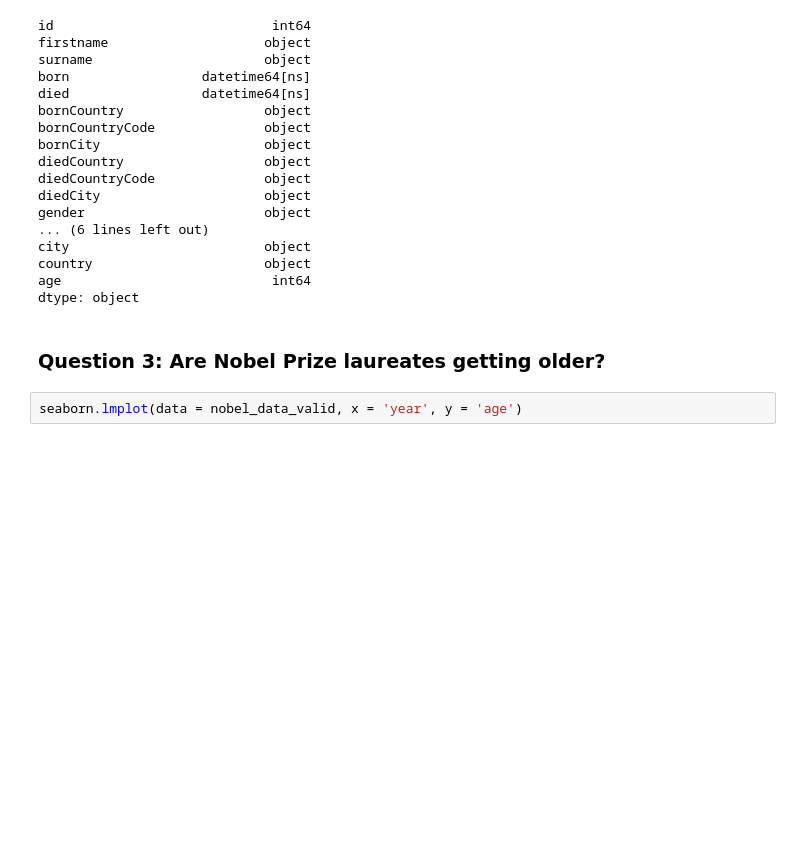
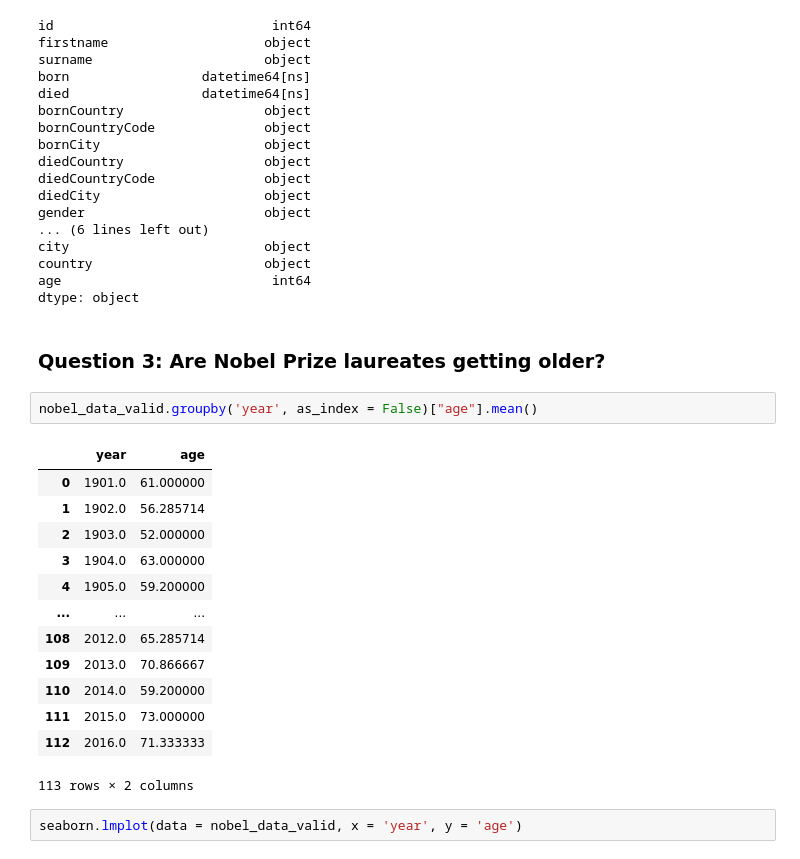
Before and after one commit to qbello22/2950-Project, a Jupyter notebook: nobel-prize.ipynb, the cells around one changed output. Saved outputs shown, nothing was run; the diff lists cells and outputs as text; blank space fills up the shorter version.

```diff
--- a/nobel-prize.ipynb
+++ b/nobel-prize.ipynb
@@ -145,6 +145,22 @@ age                           int64
 dtype: object
 # %% [markdown]
 ### Question 3: Are Nobel Prize laureates getting older?
+# %%
+nobel_data_valid.groupby('year', as_index = False)["age"].mean()
+# %% [output]
+|  | year | age |
+| 0 | 1901.0 | 61.000000 |
+| 1 | 1902.0 | 56.285714 |
+| 2 | 1903.0 | 52.000000 |
+| 3 | 1904.0 | 63.000000 |
+| 4 | 1905.0 | 59.200000 |
+| ... | ... | ... |
+| 108 | 2012.0 | 65.285714 |
+| 109 | 2013.0 | 70.866667 |
+| 110 | 2014.0 | 59.200000 |
+| 111 | 2015.0 | 73.000000 |
+| 112 | 2016.0 | 71.333333 |
+113 rows × 2 columns
 # %%
 seaborn.lmplot(data = nobel_data_valid, x = 'year', y = 'age')
 # %% [output]
```
Also changed, not shown: parts of 6 cells of this notebook.
